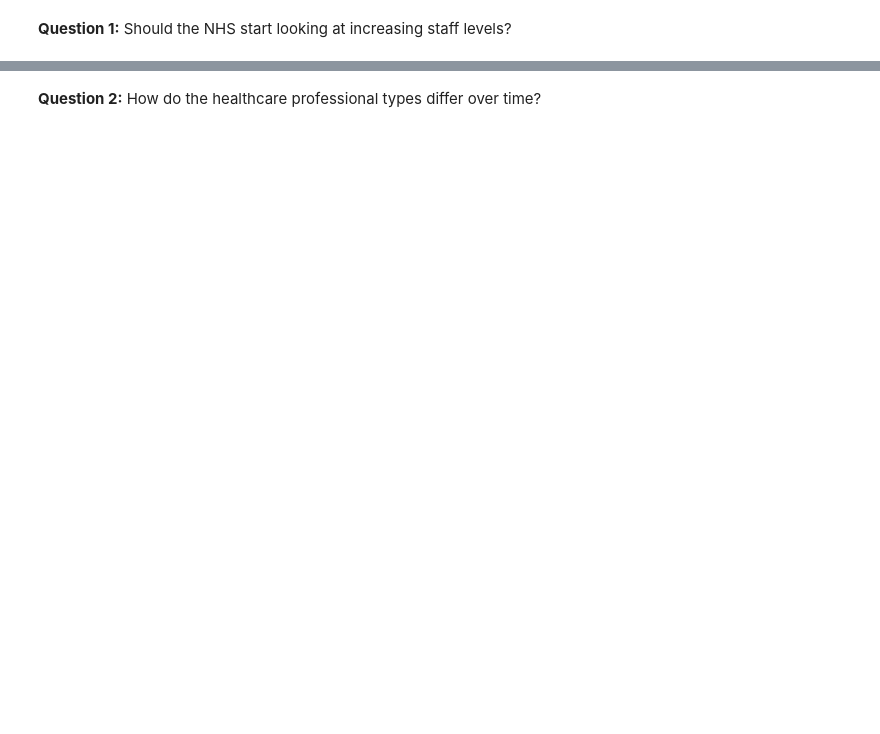
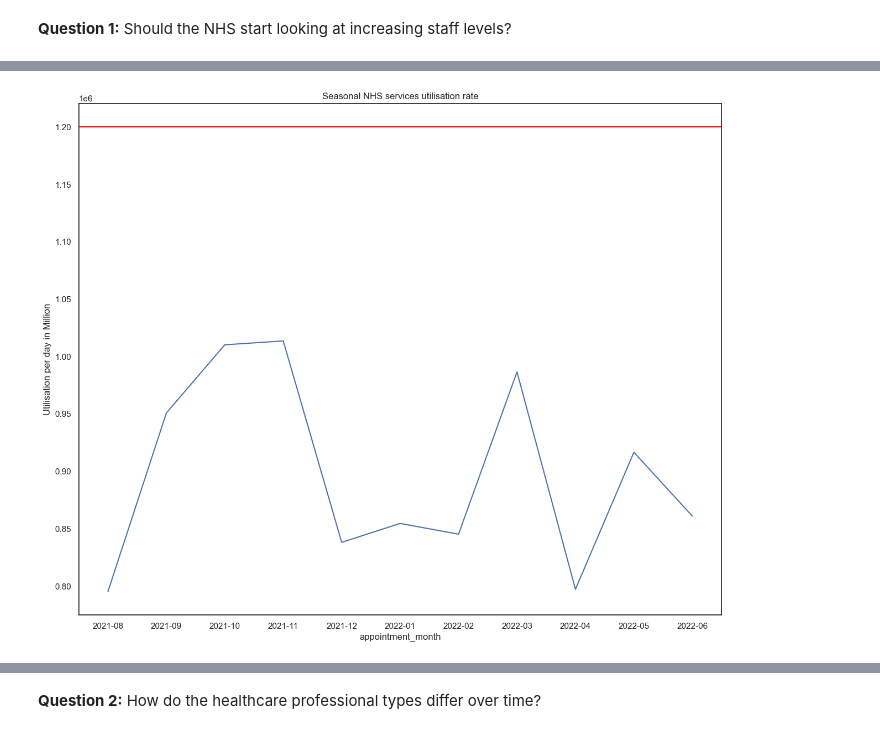
Before and after one commit to amquercus/NHS-project-MC, a Jupyter notebook: Carvalho_Margarida_LSE_DA201_Assignment_Notebook.ipynb, the cells around one changed output, grey strips where cells are left out. Drawn from its saved outputs; the diff is of its cells as text; code cells hidden in the pictures; blank space fills up the shorter version.

```diff
--- a/Carvalho_Margarida_LSE_DA201_Assignment_Notebook.ipynb
+++ b/Carvalho_Margarida_LSE_DA201_Assignment_Notebook.ipynb
@@ -1251,19 +1312,6 @@ plt.savefig("Count of hashtags.png", format="png", bbox_inches='tight')
 # %% [markdown]
 ### Investigate the main cencerns posed by the NHS.
 # %%
-# Prepare your workstation.
-# Load the appointments_regional.csv file.
-appointments_regional = pd.read_csv('appointments_regional.csv')
-ar = pd.DataFrame(appointments_regional)
-
-# View the DataFrame.
-# Vizualized column names and first rows
-print(ar.columns)
-print(ar.head())
-
-# Shape (Number of rows, Number of columns)
-print(ar.shape)
-
-# Data types
-print(ar.dtypes)
+# ar DataFrame was loaded and created above
+print (ar.head())
 # %% [output]
@@ -1293,8 +1337,9 @@ print(ar["appointment_month"].max())
 2022-06
 # %%
 # Filter the data set to only look at data from 2021-08 onwards.
-ar2= ar[ar["appointment_month"] >= "2021-08"]
-print(ar2.shape)
+ar_dfiltered= ar[ar["appointment_month"] >= "2021-08"]
+print(ar_dfiltered.head())
+ar_dfiltered.shape
 
 # In order to be comparable with the data from the nc and ad DataFrames
 # we should only look at data from August 2021 until June 2022
@@ -1310,9 +1392,14 @@ print(ar2.shape)
 # %%
 # Determine the total number of appointments per month.
-
+ar_df = ar_dfiltered.groupby("appointment_month", as_index=False).sum()
 
 # Add a new column to indicate the average utilisation of services.
 # Monthly aggregate / 30 to get to a daily value.
+# Utilisation indicates on average how many appointments are taken per day in each month.
+# The NHS can accommodate a maximum of 1,200,000 appointments per day.
 
+ar_df["utilisation"] = (ar_df["count_of_appointments"]/30).round(1)
 
 # View the DataFrame.
+print(ar_df)
+ar_df.dtypes
@@ -1319,6 +1423,17 @@ print(ar2.shape)
 # %%
 # Plot sum of count of monthly visits.
 # Convert the appointment_month to string data type for ease of visualisation.
-
+ar_df["appointment_month"].str
 
 # Create a lineplot with Seaborn.
+sns.lineplot(x="appointment_month", y="utilisation",
+             data=ar_df, ci=None)
+plt.axhline(y=1200000, color="red")
+
+# Set legend loation and title
+plt.title("Seasonal NHS services utilisation rate")
+plt.ylabel("Utilisation per day in Million")
+
+plt.savefig("Seasonal NHS services utilisation rate.png", format="png")
+# %% [output]
+[figure, added]
```
Also changed, not shown: parts of 26 cells of this notebook.
